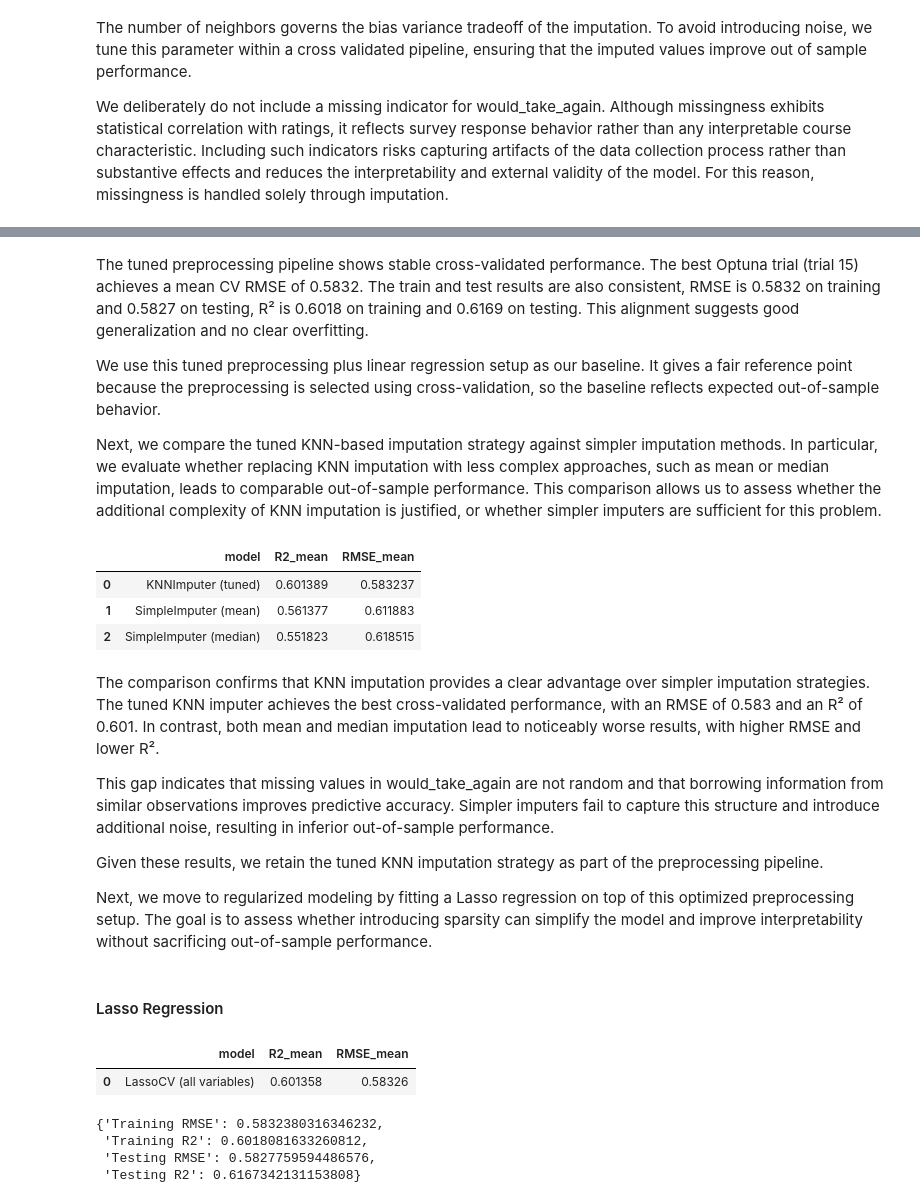
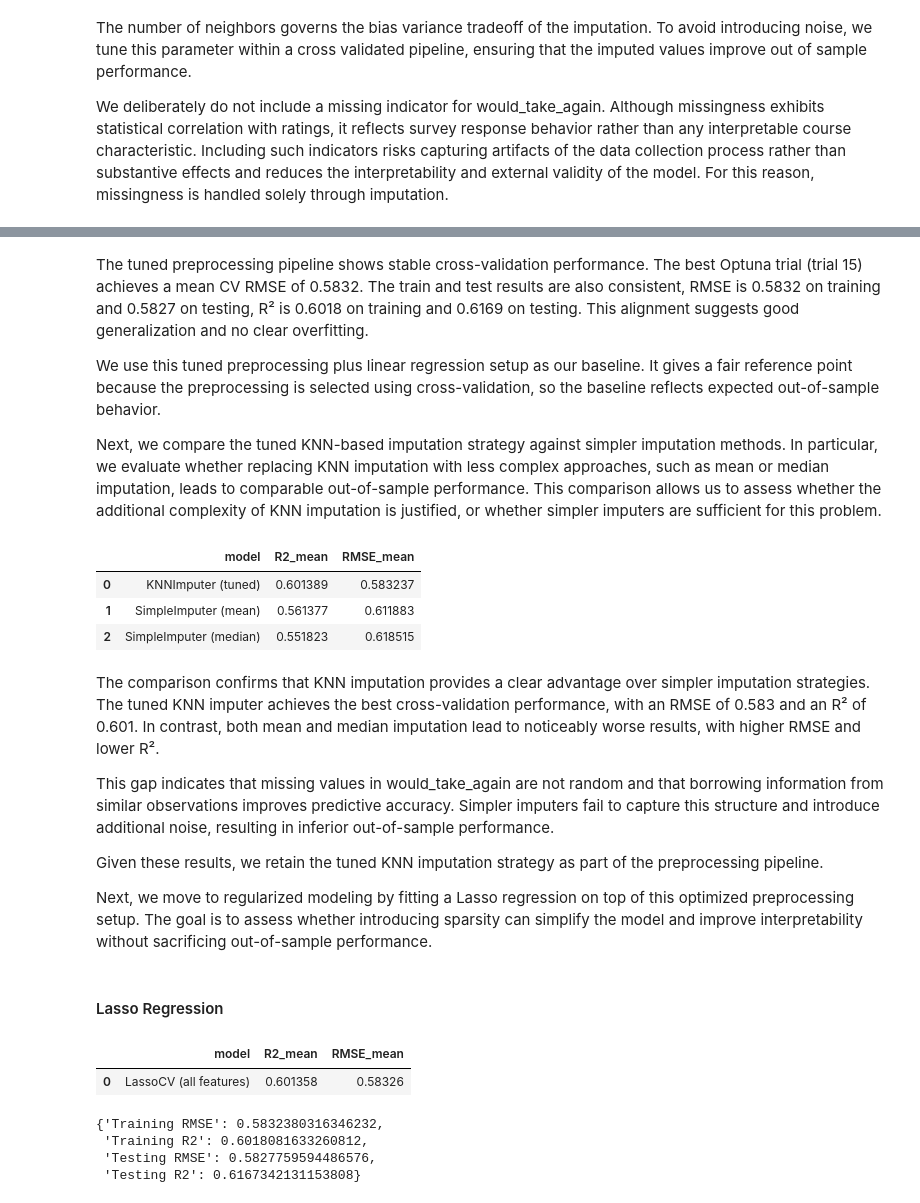
Before and after one commit to NBeibarys/CapstoneProject-Assessing-Professor-Effectiveness-APE--Using-Python, a Jupyter notebook: analyses/analyses.ipynb, the cells around one changed output, grey strips where cells are left out. Cells and saved outputs as stored; diff of their text form; code cells hidden in the pictures.

Commit message:
q7 polishment
q7 fully fine-tuned

```diff
--- a/analyses/analyses.ipynb
+++ b/analyses/analyses.ipynb
@@ -1394,7 +1448,7 @@ Best Params: {'imputer__n_neighbors': 20, 'imputer__weights': 'uniform', 'impute
  'Testing RMSE': 0.5826782249696487,
  'Testing R2': 0.6168627535619247}
 # %% [markdown]
-The tuned preprocessing pipeline shows stable cross-validated performance. The best Optuna trial (trial 15) achieves a mean CV RMSE of 0.5832. The train and test results are also consistent, RMSE is 0.5832 on training and 0.5827 on testing, R² is 0.6018 on training and 0.6169 on testing. This alignment suggests good generalization and no clear overfitting.
+The tuned preprocessing pipeline shows stable cross-validation performance. The best Optuna trial (trial 15) achieves a mean CV RMSE of 0.5832. The train and test results are also consistent, RMSE is 0.5832 on training and 0.5827 on testing, R² is 0.6018 on training and 0.6169 on testing. This alignment suggests good generalization and no clear overfitting.
 
 We use this tuned preprocessing plus linear regression setup as our baseline. It gives a fair reference point because the preprocessing is selected using cross-validation, so the baseline reflects expected out-of-sample behavior.
 
@@ -1466,7 +1520,7 @@ compare_imputers_df
 | 1 | SimpleImputer (mean) | 0.561377 | 0.611883 |
 | 2 | SimpleImputer (median) | 0.551823 | 0.618515 |
 # %% [markdown]
-The comparison confirms that KNN imputation provides a clear advantage over simpler imputation strategies. The tuned KNN imputer achieves the best cross-validated performance, with an RMSE of 0.583 and an R² of 0.601. In contrast, both mean and median imputation lead to noticeably worse results, with higher RMSE and lower R².
+The comparison confirms that KNN imputation provides a clear advantage over simpler imputation strategies. The tuned KNN imputer achieves the best cross-validation performance, with an RMSE of 0.583 and an R² of 0.601. In contrast, both mean and median imputation lead to noticeably worse results, with higher RMSE and lower R².
 
 This gap indicates that missing values in would_take_again are not random and that borrowing information from similar observations improves predictive accuracy. Simpler imputers fail to capture this structure and introduce additional noise, resulting in inferior out-of-sample performance.
 
@@ -1491,41 +1545,38 @@ pipeline_q7 = Pipeline([
         max_iter= 10000
     ))
 ])
 
 # cross-validation
 cv = KFold(n_splits=5,
            shuffle=True,
            random_state=n_number)
 
 # run cross-validation
 cv_results_raw_7 = cross_validate(
     pipeline_q7,
     x_train_7,
     y_train_7,
     cv=cv,
     scoring=("r2", "neg_root_mean_squared_error"),
     return_train_score=False,
     return_estimator = True
 )
 
 # results
-cv_results_7 = {
+cv_results_7 = [{
+    "model": "LassoCV (all features)",
     "R2_mean": cv_results_raw_7["test_r2"].mean(),
     "RMSE_mean": (-cv_results_raw_7["test_neg_root_mean_squared_error"]).mean()
-}
+}]
 
 # save to dataframe for comparison later
-compare_models_q7_df = pd.DataFrame([{
-    "model": "LassoCV (all variables)",
-    "R2_mean": cv_results_7["R2_mean"],
-    "RMSE_mean": cv_results_7["RMSE_mean"]
-}])
+compare_models_q7_df = pd.DataFrame(cv_results_7).sort_values("RMSE_mean").reset_index(drop = True)
 
 # check
 compare_models_q7_df
 # %% [output]
 |  | model | R2_mean | RMSE_mean |
-| 0 | LassoCV (all variables) | 0.601358 | 0.58326 |
+| 0 | LassoCV (all features) | 0.601358 | 0.58326 |
 # %%
 # check the model on test data
 score_model(pipeline_q7,
```
Also changed, not shown: parts of 121 cells of this notebook.
